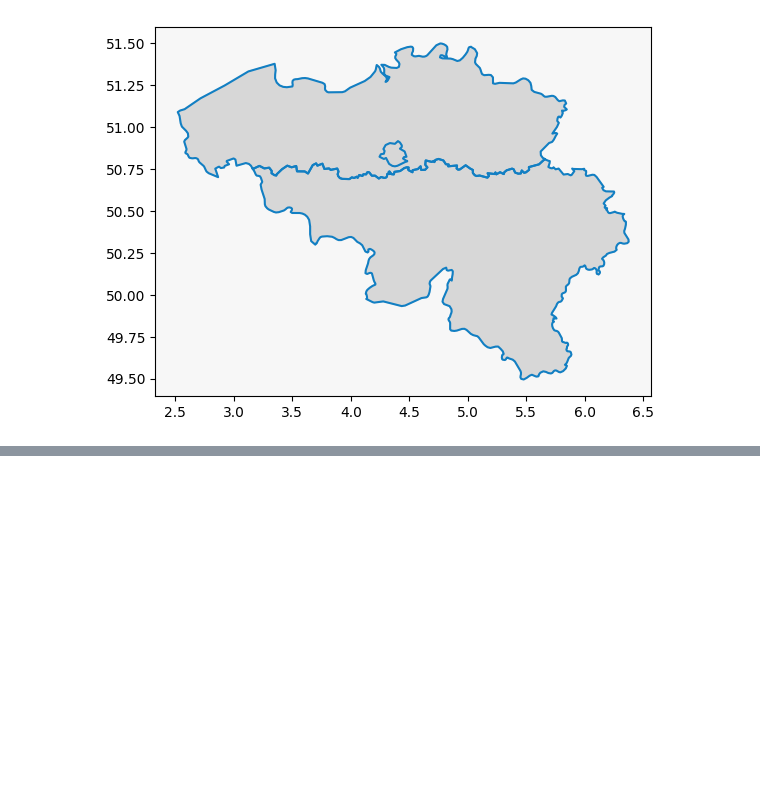
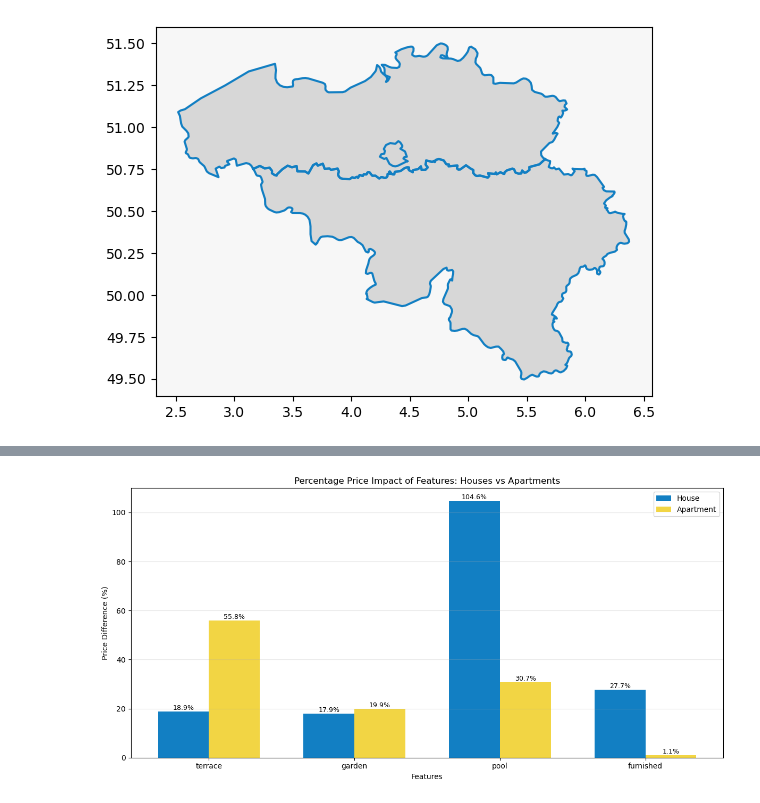
Before and after one commit to md-maheen-billah/Belgium-House-Price-Forecast, a Jupyter notebook: domain/analysis/analysis.ipynb, the cells around one changed output, grey strips where cells are left out. Saved outputs shown, nothing was run; the diff lists cells and outputs as text; code cells hidden in the pictures; blank space fills up the shorter version.

```diff
--- a/domain/analysis/analysis.ipynb
+++ b/domain/analysis/analysis.ipynb
@@ -240,0 +304,48 @@ plt.show()
+# %%
+fig, ax = plt.subplots(figsize=(12, 6))
+
+features = ['terrace', 'garden', 'pool', 'furnished']
+x = np.arange(len(features))
+width = 0.35
+
+house_diffs = []
+apt_diffs = []
+
+for feature in features:
+    # Houses
+    house_with = dataset[(dataset.type == 'house') & (dataset[feature] == True)]['price'].mean()
+    house_without = dataset[(dataset.type == 'house') & (dataset[feature] == False)]['price'].mean()
+    house_diff = ((house_with - house_without) / house_without) * 100
+    house_diffs.append(house_diff)
+
+    # Apartments
+    apt_with = dataset[(dataset.type == 'apartment') & (dataset[feature] == True)]['price'].mean()
+    apt_without = dataset[(dataset.type == 'apartment') & (dataset[feature] == False)]['price'].mean()
+    apt_diff = ((apt_with - apt_without) / apt_without) * 100
+    apt_diffs.append(apt_diff)
+
+# Create bars
+bars1 = ax.bar(x - width/2, house_diffs, width, label='House', color='#127FC3', alpha=1)
+bars2 = ax.bar(x + width/2, apt_diffs, width, label='Apartment', color='#F2D544', alpha=1)
+
+# Add value labels
+for bars in [bars1, bars2]:
+    for bar in bars:
+        height = bar.get_height()
+        if not np.isnan(height):
+            ax.text(bar.get_x() + bar.get_width()/2., height,
+                   f'{height:.1f}%', ha='center', va='bottom' if height > 0 else 'top', fontsize=9)
+
+ax.axhline(y=0, color='black', linestyle='-', linewidth=0.5)
+ax.set_xlabel('Features')
+ax.set_ylabel('Price Difference (%)')
+ax.set_title('Percentage Price Impact of Features: Houses vs Apartments')
+ax.set_xticks(x)
+ax.set_xticklabels(features)
+ax.legend()
+ax.grid(True, alpha=0.3, axis='y')
+
+plt.tight_layout()
+plt.show()
+# %% [output]
+[figure, added]
```
Also changed, not shown: parts of 10 cells of this notebook, 1 other file.
